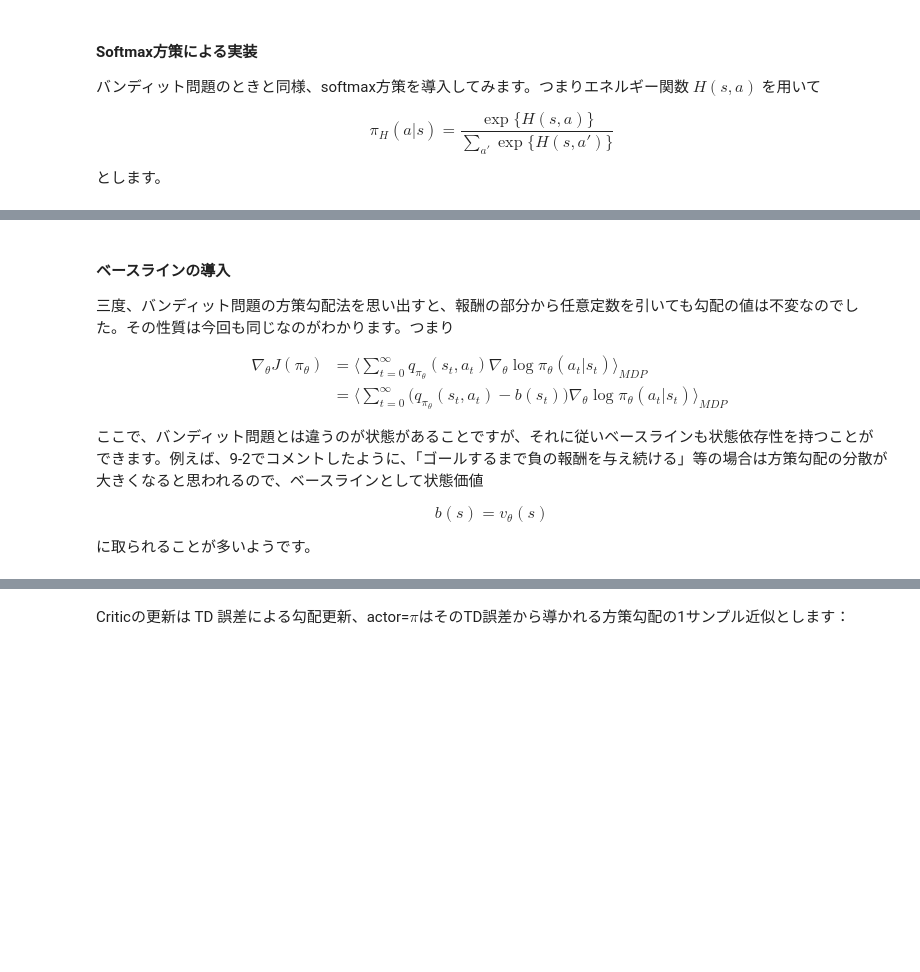
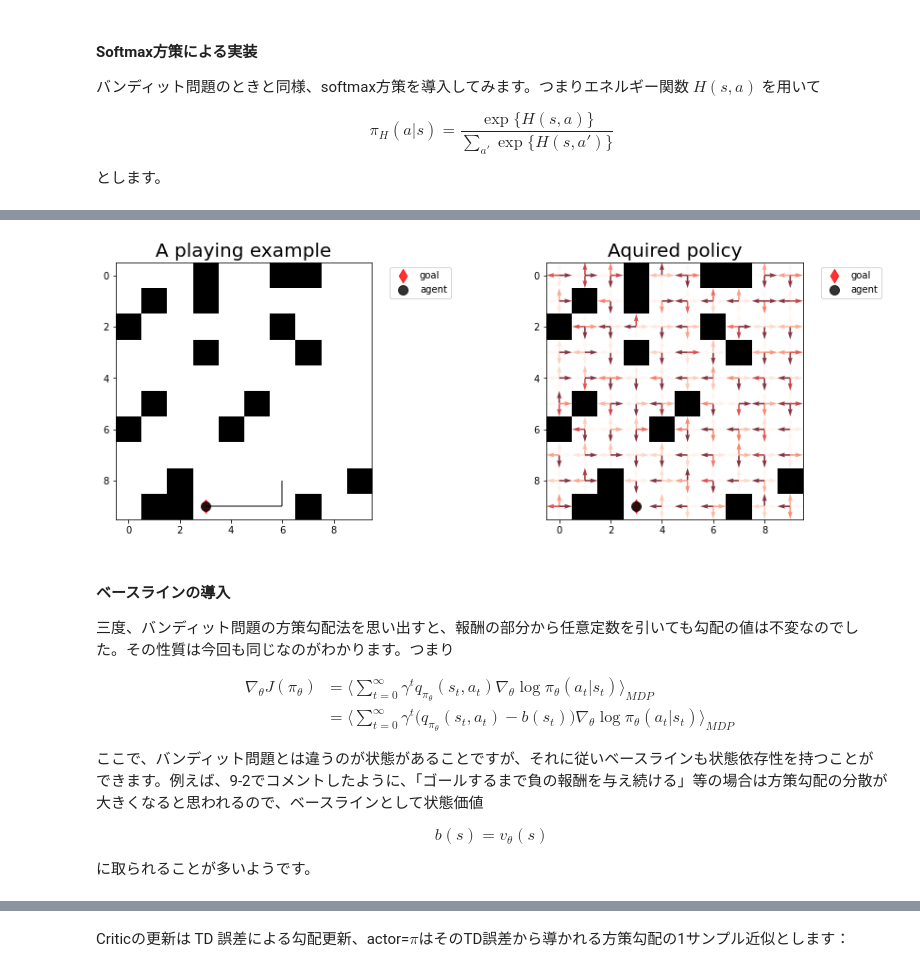
Before and after one commit to AkinoriTanaka-phys/deeplearning_notes, a Jupyter notebook: section9/9-4.ipynb, the cells around one changed output, grey strips where cells are left out. Cells and saved outputs as stored; diff of their text form; code cells hidden in the pictures; blank space fills up the shorter version.

```diff
--- a/section9/9-4.ipynb
+++ b/section9/9-4.ipynb
@@ -510,3 +586,14 @@ env.render(fig=fig, ax=ax2, values_table=agent.policy.H)
+# %%
+env.reset()
+
+fig = plt.figure(figsize=(15, 5))
+ax1 = fig.add_subplot(121); ax1.set_title("A playing example", fontsize=20)
+ax2 = fig.add_subplot(122); ax2.set_title("Aquired policy", fontsize=20)
+
+env.play(agent, fig=fig, ax=ax1, canvas=True)
+env.render(fig=fig, ax=ax2, values_table=agent.policy.H)
+# %% [output]
+[figure, added]
 # %% [markdown]
 #### ベースラインの導入
 三度、バンディット問題の方策勾配法を思い出すと、報酬の部分から任意定数を引いても勾配の値は不変なのでした。その性質は今回も同じなのがわかります。つまり
@@ -515,12 +602,12 @@ $$
 \left. \begin{array}{ll}
 \nabla_\theta J(\pi_\theta)&=
 \Big\langle
-\sum_{t=0}^\infty
+\sum_{t=0}^\infty \gamma^t
 q_{\pi_\theta}(s_{t}, a_{t})\nabla_\theta \log \pi_\theta(a_{t} | s_{t})
 \Big\rangle_{MDP}
 \\
 &= \Big\langle
-\sum_{t=0}^\infty
+\sum_{t=0}^\infty \gamma^t
 \Big(q_{\pi_\theta}(s_{t}, a_{t}) - b(s_t) \Big) \nabla_\theta \log \pi_\theta(a_{t} | s_{t})
 \Big\rangle_{MDP}
 \end{array} \right.
```
Also changed, not shown: parts of 26 cells of this notebook.
